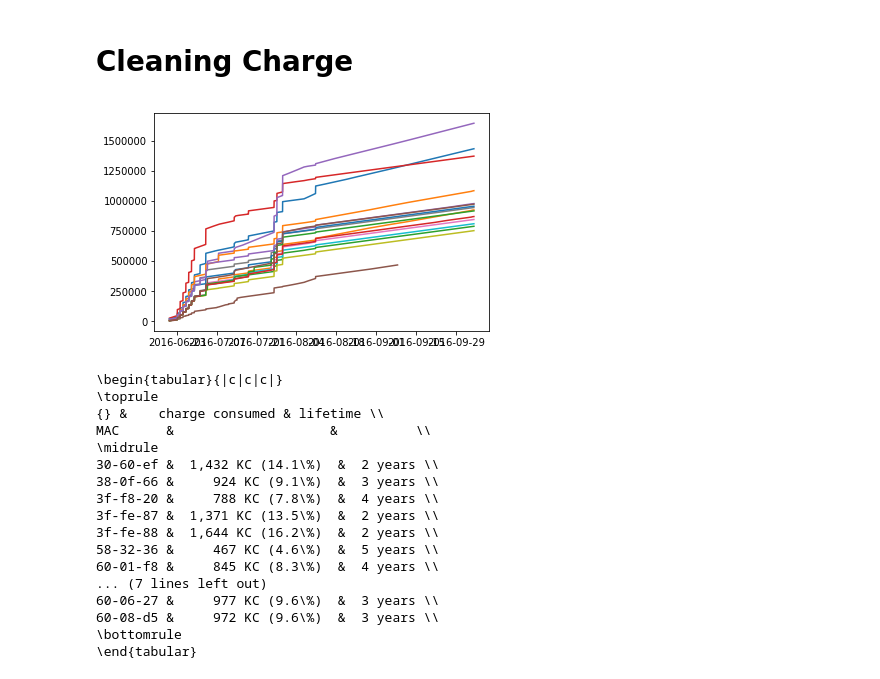
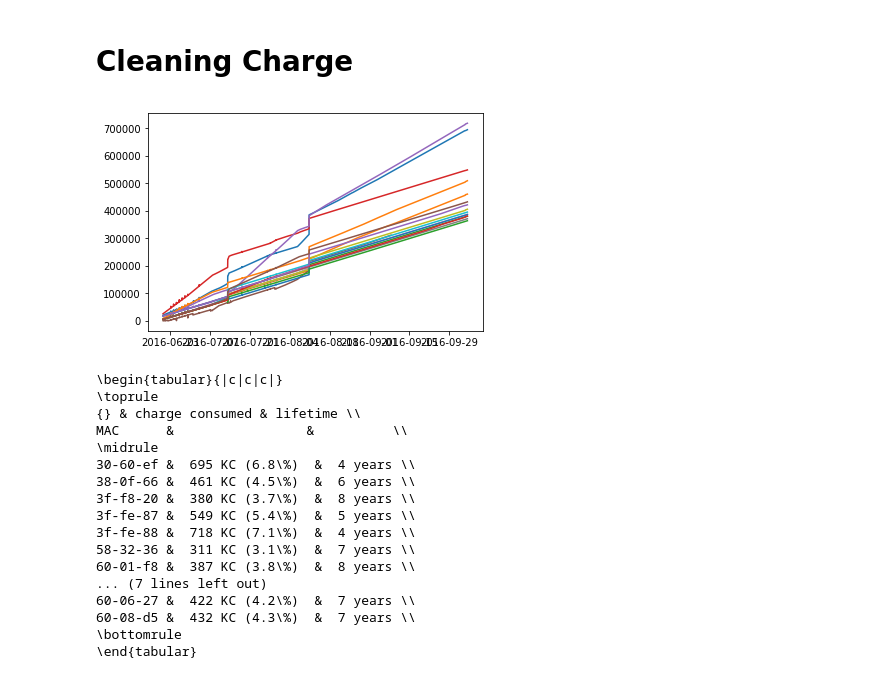
Before and after one commit to keomabrun/brun18using, a Jupyter notebook: notebooks/PEACH/charge.ipynb, the cells around one changed output. Saved outputs shown, nothing was run; the diff lists cells and outputs as text; code cells hidden in the pictures.

Commit message:
updated forgotten charge nb

```diff
--- a/notebooks/PEACH/charge.ipynb
+++ b/notebooks/PEACH/charge.ipynb
@@ -47,15 +47,3 @@ See the caveats in the documentation: http://pandas.pydata.org/pandas-docs/stabl
 | 2016-06-20 10:41:31 | 1466419291 | 00-17-0d-00-00-30-60-ef | 20789 | 49 | 32 | -1.0 | -1.0 | 2016-06-20 10:41:31 |
 | 2016-06-20 11:11:31 | 1466421091 | 00-17-0d-00-00-30-60-ef | 20893 | 49 | 32 | -1.0 | -1.0 | 2016-06-20 11:11:31 |
 | 2016-06-20 11:26:31 | 1466421991 | 00-17-0d-00-00-30-60-ef | 20944 | 49 | 32 | -1.0 | -1.0 | 2016-06-20 11:26:31 |
-# %%
-#for name, group in df_clean.groupby(["mac"]):
-#    c = group.resample("10min").mean()
-#    plt.plot(c.index, c.charge, label=name)
-#plt.legend()
-df_resampled = df_clean.groupby(["mac"]).resample("15min").mean().dropna().reset_index()
-df_resampled.set_index(df_resampled.date, inplace=True)
-#plt.plot(df_resampled)
-print df_resampled.columns
-for name, group in df_resampled.groupby(["mac"]):
-    #print group.head()
-    plt.plot(group.index, group.charge, label=name)
@@ -66,0 +50,3 @@ Index([u'mac', u'date', u'time', u'charge', u'queueOcc', u'numTxOk', u'lat',
+# %%
+for name, group in df_clean.groupby(["mac"]):
+    plt.plot(group.index, group.charge, label=name)
@@ -67,32 +55,30 @@ Index([u'mac', u'date', u'time', u'charge', u'queueOcc', u'numTxOk', u'lat',
 # %% [markdown]
 # Cleaning Charge
 # %%
-grouped = df_resampled.groupby(["mac"])
+grouped = df_clean.groupby(["mac"])
 charge_clean = []
 
 for name, group in grouped:
     prev_charge = 0
     new_charge = 0
     charge_max = 0
     for curr_charge in group.charge:
-        if curr_charge < prev_charge:
+        if curr_charge < (prev_charge - 10000): # network restarted
             new_charge += curr_charge
-        #elif (curr_charge > prev_charge) & ((curr_charge - prev_charge) > 40000):
-        #    continue
         else:
             new_charge += (curr_charge - prev_charge)
         charge_clean.append(new_charge)
         prev_charge = curr_charge
 
-df_resampled.loc[:, "charge_clean"] = pd.Series(charge_clean, index=df_resampled.date)
+df_clean.loc[:, "charge_clean"] = pd.Series(charge_clean, index=df_clean.date)
 
-for name, group in df_resampled.groupby(["mac"]):
+for name, group in df_clean.groupby(["mac"]):
     plt.plot(group.index, group.charge_clean, label=name)
 
 #plt.legend()
 plt.show()
 # %% [output]
-[figure, old version]
+[figure, new version]
 # %%
 grouped = df_resampled.groupby(["mac"])
 stats = []
@@ -115,18 +101,18 @@ print pd.DataFrame(stats, columns=["MAC", "charge consumed", "lifetime"])\
 # %% [output]
 \begin{tabular}{|c|c|c|}
 \toprule
-{} &    charge consumed & lifetime \\
-MAC      &                    &          \\
+{} & charge consumed & lifetime \\
+MAC      &                 &          \\
 \midrule
-30-60-ef &  1,432 KC (14.1\%)  &  2 years \\
-38-0f-66 &     924 KC (9.1\%)  &  3 years \\
-3f-f8-20 &     788 KC (7.8\%)  &  4 years \\
-3f-fe-87 &  1,371 KC (13.5\%)  &  2 years \\
-3f-fe-88 &  1,644 KC (16.2\%)  &  2 years \\
-58-32-36 &     467 KC (4.6\%)  &  5 years \\
-60-01-f8 &     845 KC (8.3\%)  &  4 years \\
+30-60-ef &  695 KC (6.8\%)  &  4 years \\
+38-0f-66 &  461 KC (4.5\%)  &  6 years \\
+3f-f8-20 &  380 KC (3.7\%)  &  8 years \\
+3f-fe-87 &  549 KC (5.4\%)  &  5 years \\
+3f-fe-88 &  718 KC (7.1\%)  &  4 years \\
+58-32-36 &  311 KC (3.1\%)  &  7 years \\
+60-01-f8 &  387 KC (3.8\%)  &  8 years \\
 ... (7 lines left out)
-60-06-27 &     977 KC (9.6\%)  &  3 years \\
-60-08-d5 &     972 KC (9.6\%)  &  3 years \\
+60-06-27 &  422 KC (4.2\%)  &  7 years \\
+60-08-d5 &  432 KC (4.3\%)  &  7 years \\
 \bottomrule
 \end{tabular}
```
Also changed, not shown: parts of 2 cells of this notebook.
